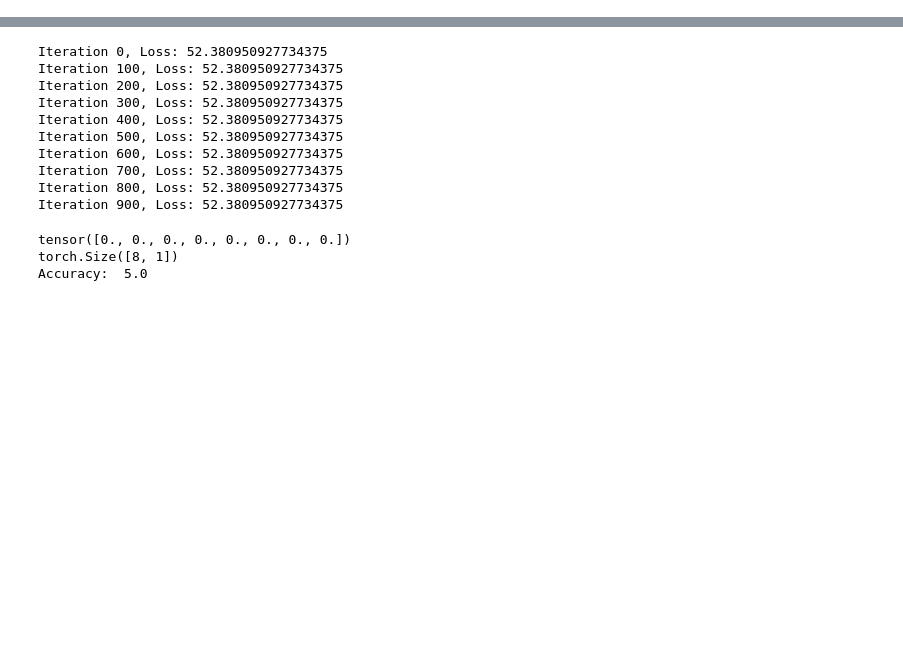
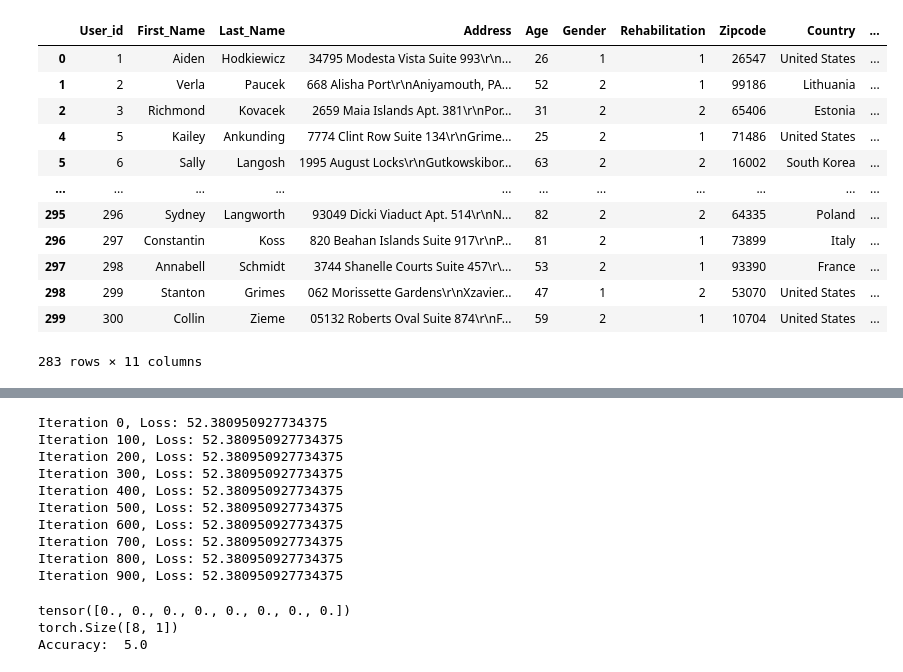
Before and after one commit to gggytan/Furiends, a Jupyter notebook: Furiends/models/ML/ML_model.ipynb, the cells around one changed output, grey strips where cells are left out. Saved outputs shown, nothing was run; the diff lists cells and outputs as text; code cells hidden in the pictures; blank space fills up the shorter version.

```diff
--- a/Furiends/models/ML/ML_model.ipynb
+++ b/Furiends/models/ML/ML_model.ipynb
@@ -62,0 +146,16 @@ memory usage: 3.5 KB
+# %%
+user_data
+# %% [output]
+|  | User_id | First_Name | Last_Name | Address | Age | Gender | Rehabilitation | Zipcode | Country | ... |
+| 0 | 1 | Aiden | Hodkiewicz | 34795 Modesta Vista Suite 993\r\n... | 26 | 1 | 1 | 26547 | United States | ... |
+| 1 | 2 | Verla | Paucek | 668 Alisha Port\r\nAniyamouth, PA... | 52 | 2 | 1 | 99186 | Lithuania | ... |
+| 2 | 3 | Richmond | Kovacek | 2659 Maia Islands Apt. 381\r\nPor... | 31 | 2 | 2 | 65406 | Estonia | ... |
+| 4 | 5 | Kailey | Ankunding | 7774 Clint Row Suite 134\r\nGrime... | 25 | 2 | 1 | 71486 | United States | ... |
+| 5 | 6 | Sally | Langosh | 1995 August Locks\r\nGutkowskibor... | 63 | 2 | 2 | 16002 | South Korea | ... |
+| ... | ... | ... | ... | ... | ... | ... | ... | ... | ... | ... |
+| 295 | 296 | Sydney | Langworth | 93049 Dicki Viaduct Apt. 514\r\nN... | 82 | 2 | 2 | 64335 | Poland | ... |
+| 296 | 297 | Constantin | Koss | 820 Beahan Islands Suite 917\r\nP... | 81 | 2 | 1 | 73899 | Italy | ... |
+| 297 | 298 | Annabell | Schmidt | 3744 Shanelle Courts Suite 457\r\... | 53 | 2 | 1 | 93390 | France | ... |
+| 298 | 299 | Stanton | Grimes | 062 Morissette Gardens\r\nXzavier... | 47 | 1 | 2 | 53070 | United States | ... |
+| 299 | 300 | Collin | Zieme | 05132 Roberts Oval Suite 874\r\nF... | 59 | 2 | 1 | 10704 | United States | ... |
+283 rows × 11 columns
```
Also changed, not shown: parts of 21 cells of this notebook.
